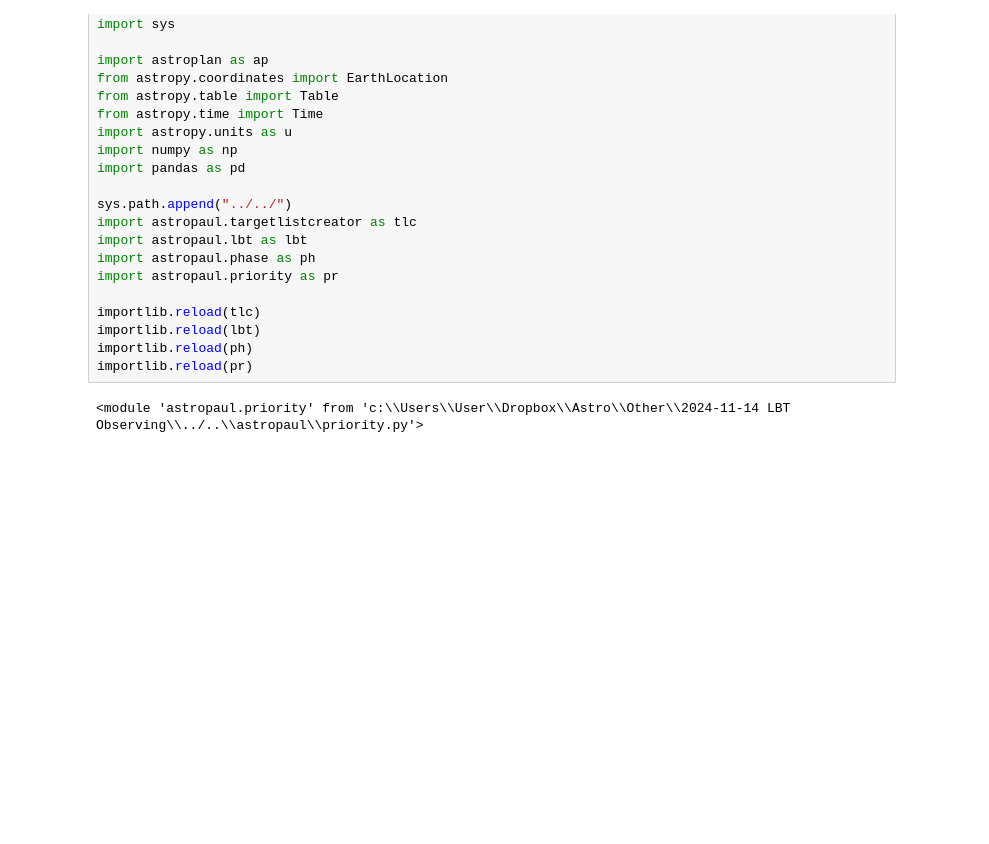
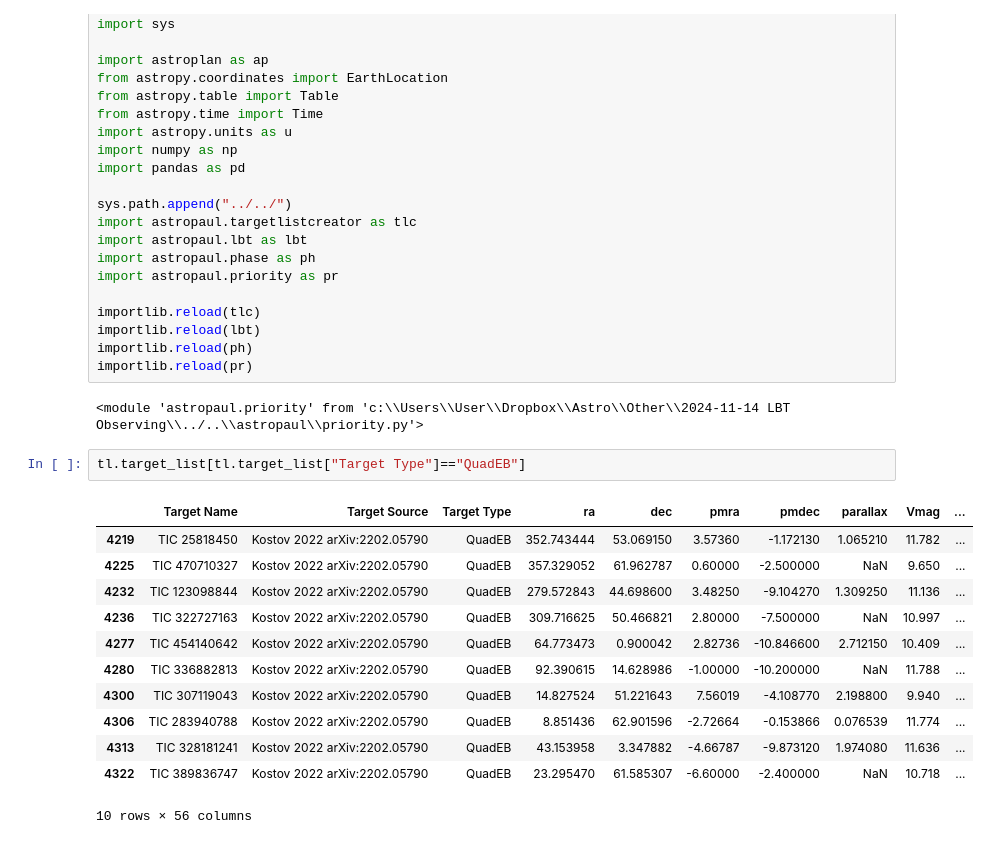
Before and after one commit to CvillePaul/Work, a Jupyter notebook: 2024-11-14 LBT Observing/2024-11-23 LBT Observing.ipynb, the cells around one changed output. Saved outputs shown, nothing was run; the diff lists cells and outputs as text; blank space fills up the shorter version.

```diff
--- a/2024-11-14 LBT Observing/2024-11-23 LBT Observing.ipynb
+++ b/2024-11-14 LBT Observing/2024-11-23 LBT Observing.ipynb
@@ -26,6 +26,21 @@ importlib.reload(ph)
 importlib.reload(pr)
 # %% [output]
 <module 'astropaul.priority' from 'c:\\Users\\User\\Dropbox\\Astro\\Other\\2024-11-14 LBT Observing\\../..\\astropaul\\priority.py'>
+# %%
+tl.target_list[tl.target_list["Target Type"]=="QuadEB"]
+# %% [output]
+|  | Target Name | Target Source | Target Type | ra | dec | pmra | pmdec | parallax | Vmag | ... |
+| 4219 | TIC 25818450 | Kostov 2022 arXiv:2202.05790 | QuadEB | 352.743444 | 53.069150 | 3.57360 | -1.172130 | 1.065210 | 11.782 | ... |
+| 4225 | TIC 470710327 | Kostov 2022 arXiv:2202.05790 | QuadEB | 357.329052 | 61.962787 | 0.60000 | -2.500000 | NaN | 9.650 | ... |
+| 4232 | TIC 123098844 | Kostov 2022 arXiv:2202.05790 | QuadEB | 279.572843 | 44.698600 | 3.48250 | -9.104270 | 1.309250 | 11.136 | ... |
+| 4236 | TIC 322727163 | Kostov 2022 arXiv:2202.05790 | QuadEB | 309.716625 | 50.466821 | 2.80000 | -7.500000 | NaN | 10.997 | ... |
+| 4277 | TIC 454140642 | Kostov 2022 arXiv:2202.05790 | QuadEB | 64.773473 | 0.900042 | 2.82736 | -10.846600 | 2.712150 | 10.409 | ... |
+| 4280 | TIC 336882813 | Kostov 2022 arXiv:2202.05790 | QuadEB | 92.390615 | 14.628986 | -1.00000 | -10.200000 | NaN | 11.788 | ... |
+| 4300 | TIC 307119043 | Kostov 2022 arXiv:2202.05790 | QuadEB | 14.827524 | 51.221643 | 7.56019 | -4.108770 | 2.198800 | 9.940 | ... |
+| 4306 | TIC 283940788 | Kostov 2022 arXiv:2202.05790 | QuadEB | 8.851436 | 62.901596 | -2.72664 | -0.153866 | 0.076539 | 11.774 | ... |
+| 4313 | TIC 328181241 | Kostov 2022 arXiv:2202.05790 | QuadEB | 43.153958 | 3.347882 | -4.66787 | -9.873120 | 1.974080 | 11.636 | ... |
+| 4322 | TIC 389836747 | Kostov 2022 arXiv:2202.05790 | QuadEB | 23.295470 | 61.585307 | -6.60000 | -2.400000 | NaN | 10.718 | ... |
+10 rows × 56 columns
 # %%
 importlib.reload(tlc)
 importlib.reload(lbt)
```
Also changed, not shown: parts of 10 cells of this notebook.
